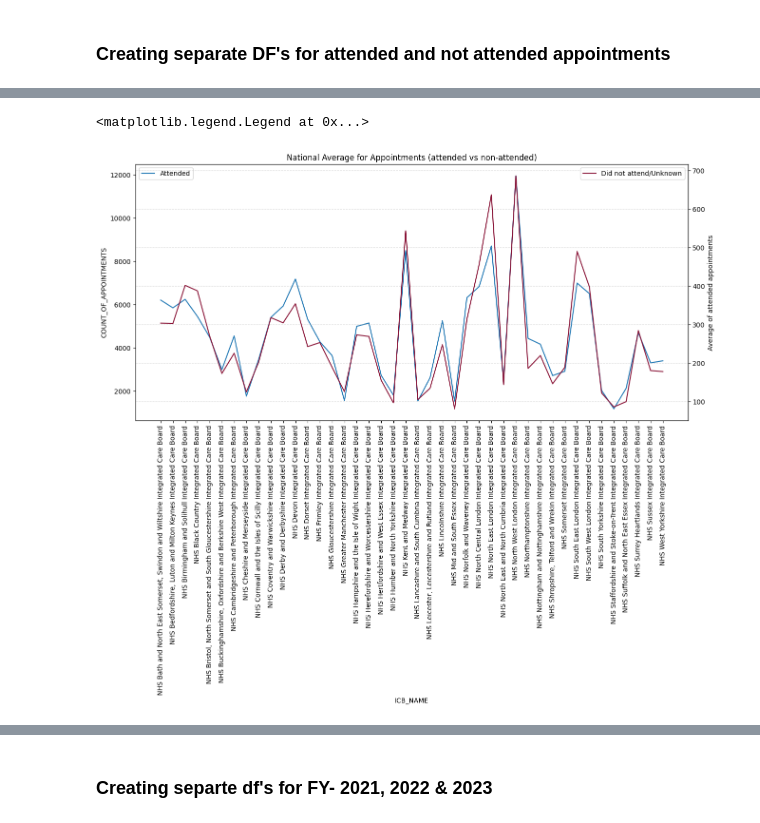
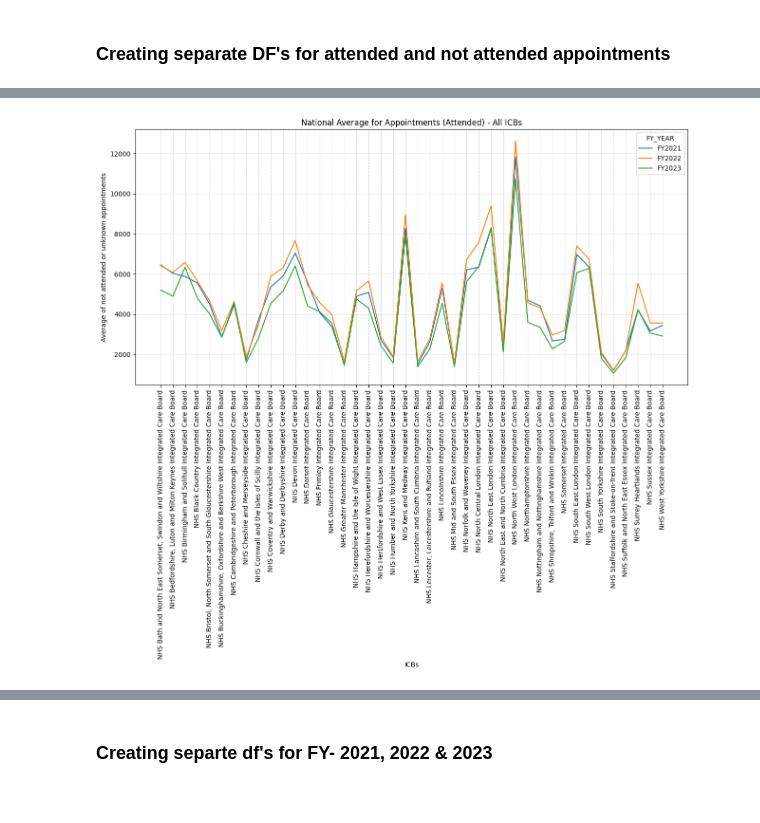
Before and after one commit to SNEE-ICS/PrimaryCareDemandAndCapacity, a Jupyter notebook: AppointmentsAttended.ipynb, the cells around one changed output, grey strips where cells are left out. Cells and saved outputs as stored; diff of their text form; code cells hidden in the pictures.

```diff
--- a/AppointmentsAttended.ipynb
+++ b/AppointmentsAttended.ipynb
@@ -60,4 +70,7 @@ combined_df_copy = combined_df[needed_cols].copy()
 # %%
+needed_cols = ['ICB_NAME','SUB_ICB_LOCATION_ONS_CODE','APPOINTMENT_MONTH','APPT_STATUS','COUNT_OF_APPOINTMENTS']
+combined_df_copy = combined_df[needed_cols].copy()
+
 #Replacing months values to FY- years
 combined_df_copy['APPOINTMENT_MONTH'] = combined_df_copy['APPOINTMENT_MONTH'].replace({'APR2021':'FY2021', 'MAY2021':'FY2021', 'JUN2021':'FY2021', 'JUL2021':'FY2021', 'AUG2021':'FY2021', 'SEP2021':'FY2021',
                                                                                        'OCT2021':'FY2021', 'NOV2021':'FY2021', 'DEC2021':'FY2021', 'JAN2022':'FY2021', 'FEB2022':'FY2021', 'MAR2022':'FY2021',
@@ -65,15 +78,12 @@ combined_df_copy['APPOINTMENT_MONTH'] = combined_df_copy['APPOINTMENT_MONTH'].re
                                                                                        'OCT2022':'FY2022', 'NOV2022':'FY2022', 'DEC2022':'FY2022', 'JAN2023':'FY2022', 'FEB2023':'FY2022', 'MAR2023':'FY2022',
                                                                                        'APR2023':'FY2023', 'MAY2023':'FY2023', 'JUN2023':'FY2023', 'JUL2023':'FY2023', 'AUG2023':'FY2023'})
 
-combined_df_copy = combined_df_copy.loc[combined_df_copy['APPOINTMENT_MONTH']!='MAR2021']
-combined_df_copy['APPOINTMENT_MONTH'].unique()
+combined_df_copy = combined_df_copy.loc[combined_df_copy['APPOINTMENT_MONTH']!='MAR2021'].rename(columns={'APPOINTMENT_MONTH':'FY_YEAR'})
+combined_df_copy['FY_YEAR'].unique()
 # %% [output]
 array(['FY2021', 'FY2022', 'FY2023'], dtype=object)
 # %% [markdown]
 ### **Creating separate DF's for attended and not attended appointments**
 # %%
-attended_df = combined_df_copy.loc[combined_df['APPT_STATUS'] == 'Attended'].drop(columns=['SUB_ICB_LOCATION_ONS_CODE','APPT_STATUS'])
-#attended_df = attended_df.groupby['ICB_NAME','APPOINTMENT_MONTH'].mean().round(4)
-#National_average_attended = attended_df['COUNT_OF_APPOINTMENTS'].mean()
-#print(f'The national average for attended appointments is: {National_average_attended}')
+attended_df = combined_df_copy.loc[combined_df_copy['APPT_STATUS'] == 'Attended'].drop(columns=['SUB_ICB_LOCATION_ONS_CODE','APPT_STATUS']).groupby(['ICB_NAME','FY_YEAR']).mean().round(4)
 attended_df.head()
@@ -89,20 +185,11 @@ IndexError: indices are out-of-bounds
 # %%
-#Plotting the lineplot
+#Plotting the Attended appointments lineplot
 plt.subplots(figsize=(15,7))
 plt.xticks(rotation=90)
-ax = sns.lineplot(x=attended_df.index, y='COUNT_OF_APPOINTMENTS', data=attended_df, label = 'Attended')
-#Creating secondary y-axis
-ax2 = ax.twinx()
-sns.lineplot(x=do_not_attend_df.index, y='COUNT_OF_APPOINTMENTS', data=do_not_attend_df, ax=ax2, color='#8A1538', label = 'Did not attend/Unknown')
-
-ax2.set_label('Average of did not attend Appointments')
-
+sns.lineplot(x='ICB_NAME', y='COUNT_OF_APPOINTMENTS',  data=attended_df, hue='FY_YEAR')
 plt.xlabel('ICBs')
-plt.ylabel('Average of attended appointments')
-plt.title('National Average for Appointments (attended vs non-attended)')
+plt.ylabel('Average of not attended or unknown appointments')
+plt.title('National Average for Appointments (Attended) - All ICBs')
 plt.grid(True, linestyle='--', alpha=0.5)
-ax.legend(loc='upper left')
-ax2.legend(loc='upper right')
 # %% [output]
-<matplotlib.legend.Legend at 0x...>
-[figure, old version]
+[figure, new version]
```
Also changed, not shown: parts of 18 cells of this notebook.
